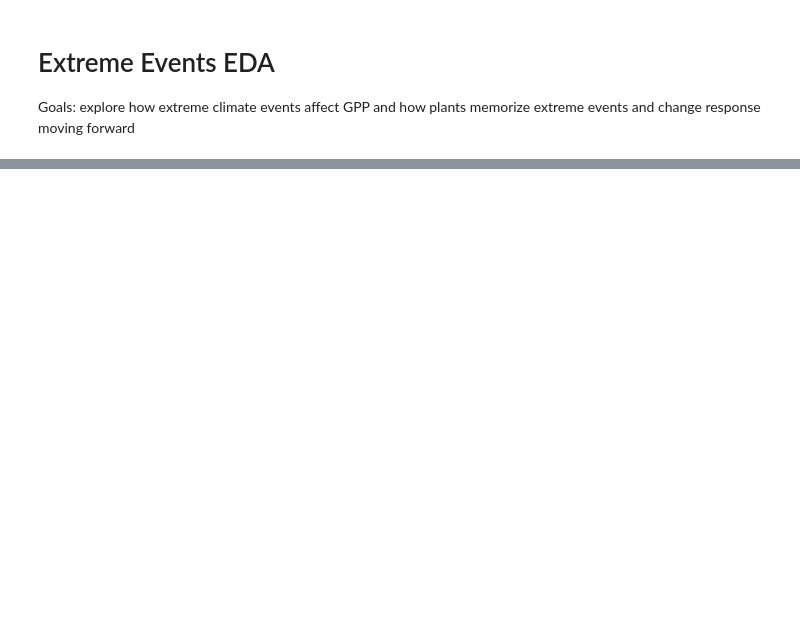
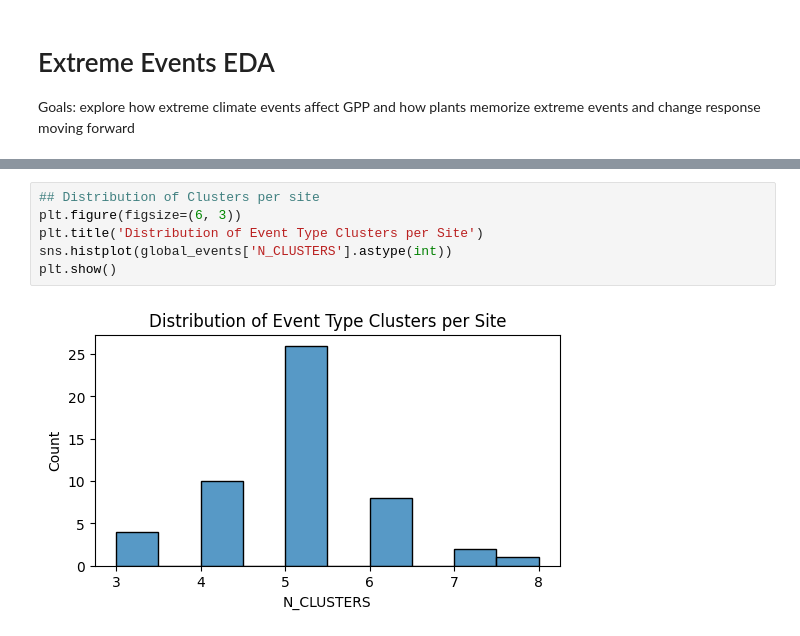
Before and after one commit to jcalz23/co2-flux-hourly-gpp-modeling, a Jupyter notebook: code/src/EDA/extreme_events.ipynb, the cells around one changed output, grey strips where cells are left out. Drawn from its saved outputs; the diff is of its cells as text; blank space fills up the shorter version.

```diff
--- a/code/src/EDA/extreme_events.ipynb
+++ b/code/src/EDA/extreme_events.ipynb
@@ -266,0 +307,8 @@ centers_df.style.background_gradient(cmap='RdYlGn')
+# %%
+## Distribution of Clusters per site
+plt.figure(figsize=(6, 3))
+plt.title('Distribution of Event Type Clusters per Site')
+sns.histplot(global_events['N_CLUSTERS'].astype(int))
+plt.show()
+# %% [output]
+[figure, added]
```
Also changed, not shown: parts of 32 cells of this notebook, 11 other files.
